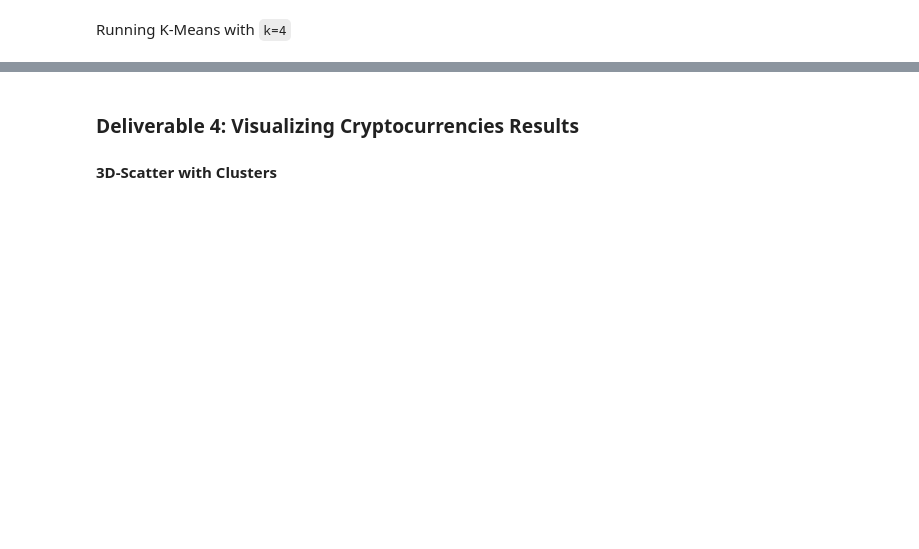
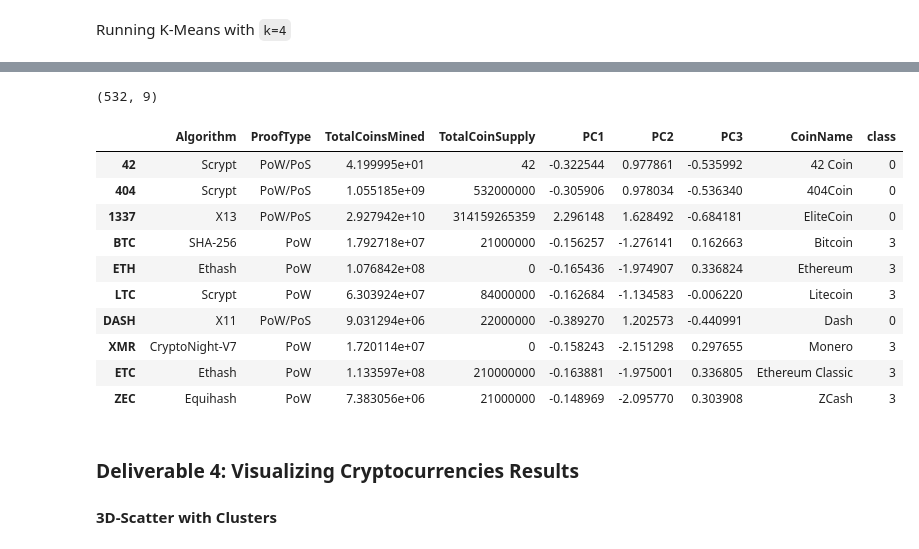
Before and after one commit to SusanFair/Cryptocurrencies, a Jupyter notebook: crypto_clustering.ipynb, the cells around one changed output, grey strips where cells are left out. Cells and saved outputs as stored; diff of their text form; code cells hidden in the pictures; blank space fills up the shorter version.

```diff
--- a/crypto_clustering.ipynb
+++ b/crypto_clustering.ipynb
@@ -233,7 +233,7 @@ k = list(range(1, 11))
 # Looking for the best K
 for i in k:
     km = KMeans(n_clusters=i, random_state=0)
-    km.fit(df_X_pca)
+    km.fit(pca_df)
     inertia.append(km.inertia_)
 
 elbow_data = {"k": k, "inertia": inertia}
@@ -248,9 +250,9 @@ model = KMeans(n_clusters=4, random_state=0)
 
 # Fit the model
 # YOUR CODE HERE
-model.fit(df_X_pca)
+model.fit(pca_df)
 # Predict clusters
 # YOUR CODE HERE
-predictions = model.predict(df_X_pca)
+predictions = model.predict(pca_df)
 
 predictions
@@ -257,14 +277,30 @@ predictions
 # %%
 # Create a new DataFrame including predicted clusters and cryptocurrencies features.
 # Concatentate the crypto_df and pcs_df DataFrames on the same columns.
 # YOUR CODE HERE
+clustered_df = pd.concat([crypto_df, pca_df], axis=1)
 
 #  Add a new column, "CoinName" to the clustered_df DataFrame that holds the names of the cryptocurrencies.
 # YOUR CODE HERE
+clustered_df["CoinName"] = names_df
 
 #  Add a new column, "Class" to the clustered_df DataFrame that holds the predictions.
 # YOUR CODE HERE
+clustered_df["class"] = model.labels_
 
 # Print the shape of the clustered_df
 print(clustered_df.shape)
 clustered_df.head(10)
+# %% [output]
+(532, 9)
+|  | Algorithm | ProofType | TotalCoinsMined | TotalCoinSupply | PC1 | PC2 | PC3 | CoinName | class |
+| 42 | Scrypt | PoW/PoS | 4.199995e+01 | 42 | -0.322544 | 0.977861 | -0.535992 | 42 Coin | 0 |
+| 404 | Scrypt | PoW/PoS | 1.055185e+09 | 532000000 | -0.305906 | 0.978034 | -0.536340 | 404Coin | 0 |
+| 1337 | X13 | PoW/PoS | 2.927942e+10 | 314159265359 | 2.296148 | 1.628492 | -0.684181 | EliteCoin | 0 |
+| BTC | SHA-256 | PoW | 1.792718e+07 | 21000000 | -0.156257 | -1.276141 | 0.162663 | Bitcoin | 3 |
+| ETH | Ethash | PoW | 1.076842e+08 | 0 | -0.165436 | -1.974907 | 0.336824 | Ethereum | 3 |
+| LTC | Scrypt | PoW | 6.303924e+07 | 84000000 | -0.162684 | -1.134583 | -0.006220 | Litecoin | 3 |
+| DASH | X11 | PoW/PoS | 9.031294e+06 | 22000000 | -0.389270 | 1.202573 | -0.440991 | Dash | 0 |
+| XMR | CryptoNight-V7 | PoW | 1.720114e+07 | 0 | -0.158243 | -2.151298 | 0.297655 | Monero | 3 |
+| ETC | Ethash | PoW | 1.133597e+08 | 210000000 | -0.163881 | -1.975001 | 0.336805 | Ethereum Classic | 3 |
+| ZEC | Equihash | PoW | 7.383056e+06 | 21000000 | -0.148969 | -2.095770 | 0.303908 | ZCash | 3 |
```
Also changed, not shown: parts of 5 cells of this notebook.
